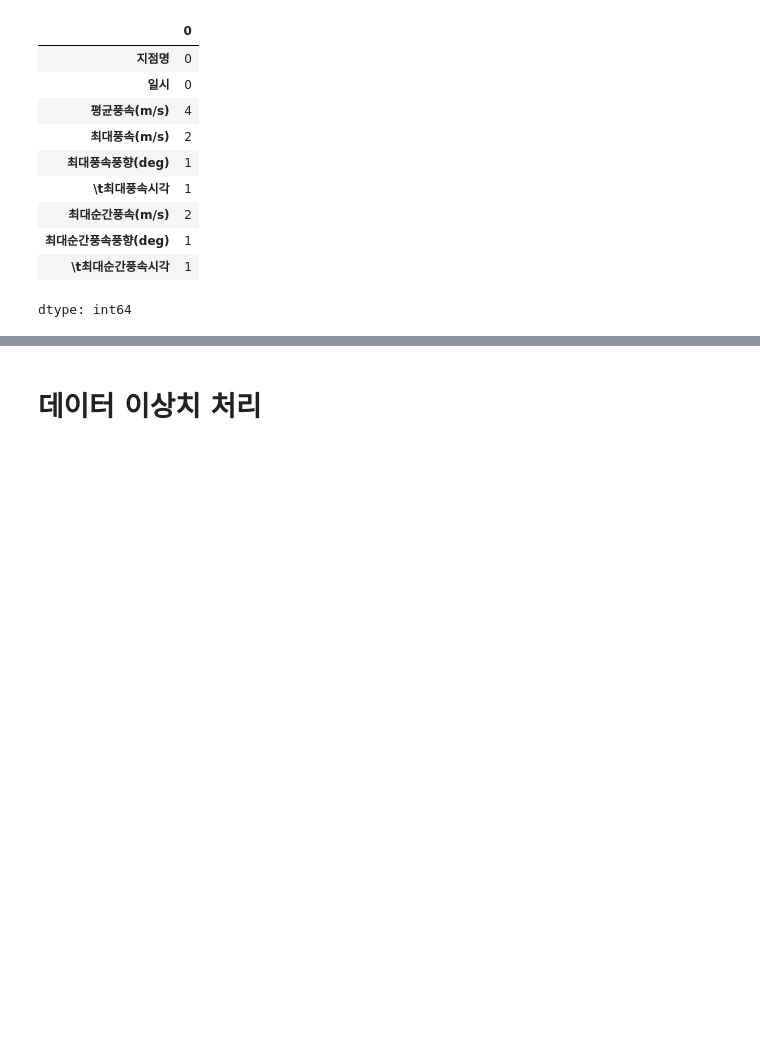
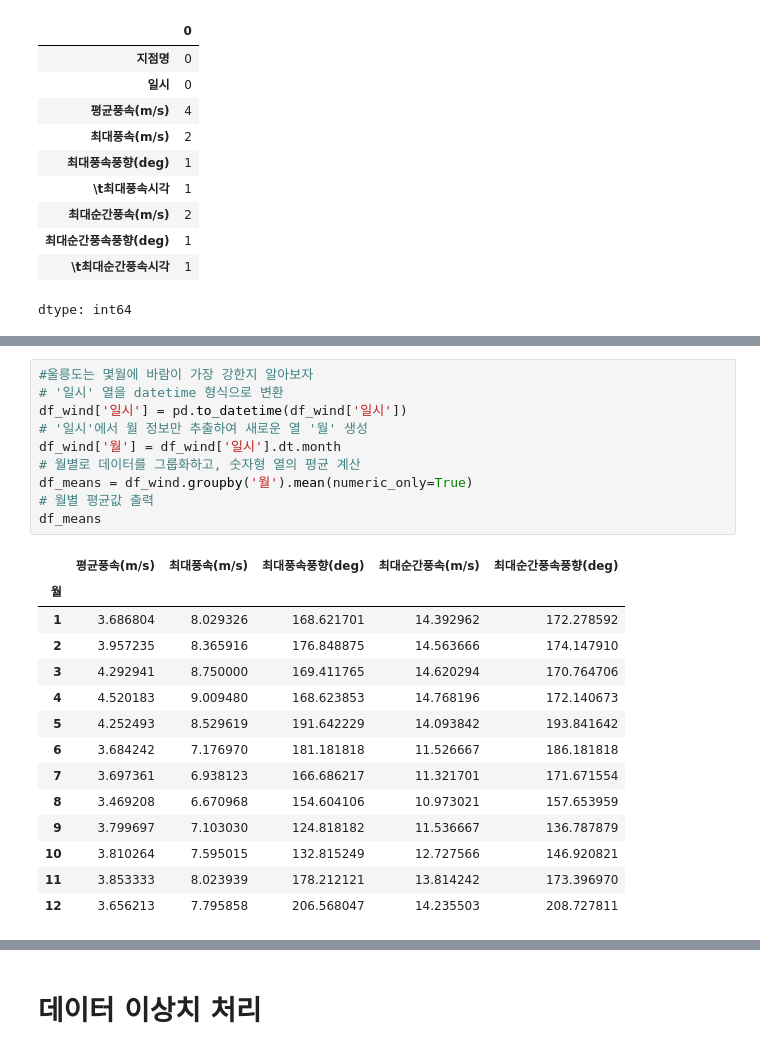
Before and after one commit to jobsiggang/2026_AI_Datascience, a Jupyter notebook: 2026kerisdata2~3.ipynb, the cells around one changed output, grey strips where cells are left out. Drawn from its saved outputs; the diff is of its cells as text; blank space fills up the shorter version.

```diff
--- a/2026kerisdata2~3.ipynb
+++ b/2026kerisdata2~3.ipynb
@@ -126,3 +126,28 @@ df_wind[ df_wind['일시'] =='2019-04-18']
 # %% [output]
 |  | 지점명 | 일시 | 평균풍속(m/s) | 최대풍속(m/s) | 최대풍속풍향(deg) | \t최대풍속시각 | 최대순간풍속(m/s) | 최대순간풍속풍향(deg) | \t최대순간풍속시각 |
 | 지점번호 |  |  |  |  |  |  |  |  |  |
+# %%
+#울릉도는 몇월에 바람이 가장 강한지 알아보자
+# '일시' 열을 datetime 형식으로 변환
+df_wind['일시'] = pd.to_datetime(df_wind['일시'])
+# '일시'에서 월 정보만 추출하여 새로운 열 '월' 생성
+df_wind['월'] = df_wind['일시'].dt.month
+# 월별로 데이터를 그룹화하고, 숫자형 열의 평균 계산
+df_means = df_wind.groupby('월').mean(numeric_only=True)
+# 월별 평균값 출력
+df_means
+# %% [output]
+|  | 평균풍속(m/s) | 최대풍속(m/s) | 최대풍속풍향(deg) | 최대순간풍속(m/s) | 최대순간풍속풍향(deg) |
+| 월 |  |  |  |  |  |
+| 1 | 3.686804 | 8.029326 | 168.621701 | 14.392962 | 172.278592 |
+| 2 | 3.957235 | 8.365916 | 176.848875 | 14.563666 | 174.147910 |
+| 3 | 4.292941 | 8.750000 | 169.411765 | 14.620294 | 170.764706 |
+| 4 | 4.520183 | 9.009480 | 168.623853 | 14.768196 | 172.140673 |
+| 5 | 4.252493 | 8.529619 | 191.642229 | 14.093842 | 193.841642 |
+| 6 | 3.684242 | 7.176970 | 181.181818 | 11.526667 | 186.181818 |
+| 7 | 3.697361 | 6.938123 | 166.686217 | 11.321701 | 171.671554 |
+| 8 | 3.469208 | 6.670968 | 154.604106 | 10.973021 | 157.653959 |
+| 9 | 3.799697 | 7.103030 | 124.818182 | 11.536667 | 136.787879 |
+| 10 | 3.810264 | 7.595015 | 132.815249 | 12.727566 | 146.920821 |
+| 11 | 3.853333 | 8.023939 | 178.212121 | 13.814242 | 173.396970 |
+| 12 | 3.656213 | 7.795858 | 206.568047 | 14.235503 | 208.727811 |
```
Also changed, not shown: parts of 1 cell of this notebook.
